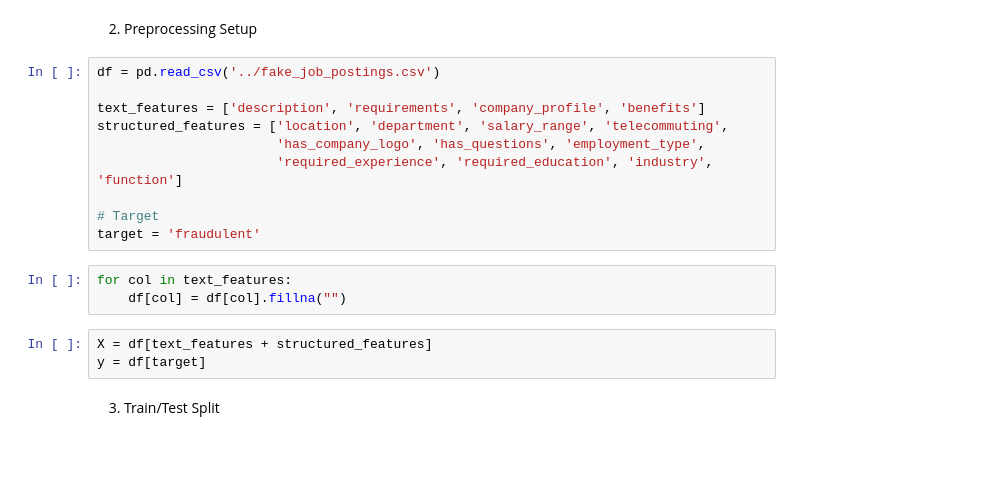
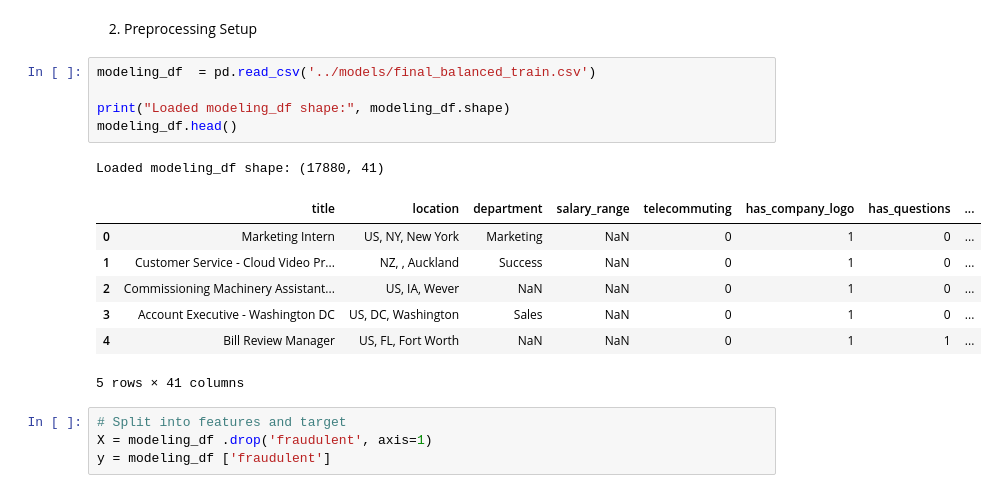
Before and after one commit to arpitathokal/Fake_Job_Detector, a Jupyter notebook: notebooks/02_Modeling_RF.ipynb, the cells around one changed output. Drawn from its saved outputs; the diff is of its cells as text; blank space fills up the shorter version.

Commit message:
Added ensemble comparison, visualizations, and trained models

```diff
--- a/notebooks/02_Modeling_RF.ipynb
+++ b/notebooks/02_Modeling_RF.ipynb
@@ -13,22 +17,22 @@ from imblearn.over_sampling import SMOTE
 import joblib
 # %% [markdown]
  2. Preprocessing Setup
-# %%
-df = pd.read_csv('../fake_job_postings.csv')
-
-text_features = ['description', 'requirements', 'company_profile', 'benefits']
-structured_features = ['location', 'department', 'salary_range', 'telecommuting',
-                       'has_company_logo', 'has_questions', 'employment_type',
-                       'required_experience', 'required_education', 'industry', 'function']
-
-# Target
-target = 'fraudulent'
-# %%
-for col in text_features:
-    df[col] = df[col].fillna("")
-# %%
-X = df[text_features + structured_features]
-y = df[target]
-# %% [markdown]
-3. Train/Test Split
+# %%
+modeling_df  = pd.read_csv('../models/final_balanced_train.csv')
+
+print("Loaded modeling_df shape:", modeling_df.shape)
+modeling_df.head()
+# %% [output]
+Loaded modeling_df shape: (17880, 41)
+|  | title | location | department | salary_range | telecommuting | has_company_logo | has_questions | ... |
+| 0 | Marketing Intern | US, NY, New York | Marketing | NaN | 0 | 1 | 0 | ... |
+| 1 | Customer Service - Cloud Video Pr... | NZ, , Auckland | Success | NaN | 0 | 1 | 0 | ... |
+| 2 | Commissioning Machinery Assistant... | US, IA, Wever | NaN | NaN | 0 | 1 | 0 | ... |
+| 3 | Account Executive - Washington DC | US, DC, Washington | Sales | NaN | 0 | 1 | 0 | ... |
+| 4 | Bill Review Manager | US, FL, Fort Worth | NaN | NaN | 0 | 1 | 1 | ... |
+5 rows × 41 columns
+# %%
+# Split into features and target
+X = modeling_df .drop('fraudulent', axis=1)
+y = modeling_df ['fraudulent']
 # %%
```
Also changed, not shown: parts of 17 cells of this notebook, 5 other files.
